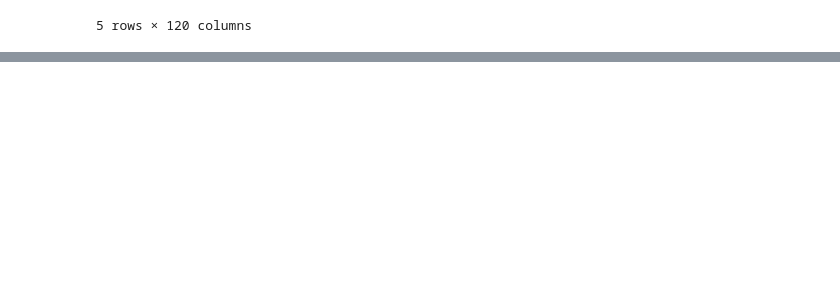
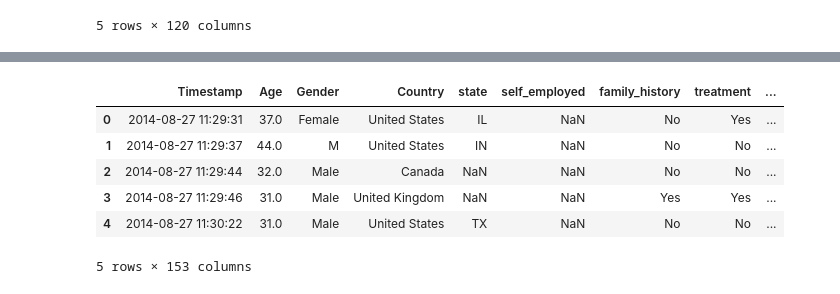
Before and after one commit to K-G-Witt/project1-team4, a Jupyter notebook: rcl_file.ipynb, the cells around one changed output, grey strips where cells are left out. Saved outputs shown, nothing was run; the diff lists cells and outputs as text; code cells hidden in the pictures; blank space fills up the shorter version.

Commit message:
added concat

```diff
--- a/rcl_file.ipynb
+++ b/rcl_file.ipynb
@@ -20,0 +31,12 @@ dataframe_2020.head()
+# %%
+merged_df = pd.concat([dataframe_2014, dataframe_2020, dataframe_2021, dataframe_2022], ignore_index=True)
+# %%
+merged_df.head()
+# %% [output]
+|  | Timestamp | Age | Gender | Country | state | self_employed | family_history | treatment | ... |
+| 0 | 2014-08-27 11:29:31 | 37.0 | Female | United States | IL | NaN | No | Yes | ... |
+| 1 | 2014-08-27 11:29:37 | 44.0 | M | United States | IN | NaN | No | No | ... |
+| 2 | 2014-08-27 11:29:44 | 32.0 | Male | Canada | NaN | NaN | No | No | ... |
+| 3 | 2014-08-27 11:29:46 | 31.0 | Male | United Kingdom | NaN | NaN | Yes | Yes | ... |
+| 4 | 2014-08-27 11:30:22 | 31.0 | Male | United States | TX | NaN | No | No | ... |
+5 rows × 153 columns
```
Also changed, not shown: parts of 6 cells of this notebook.
